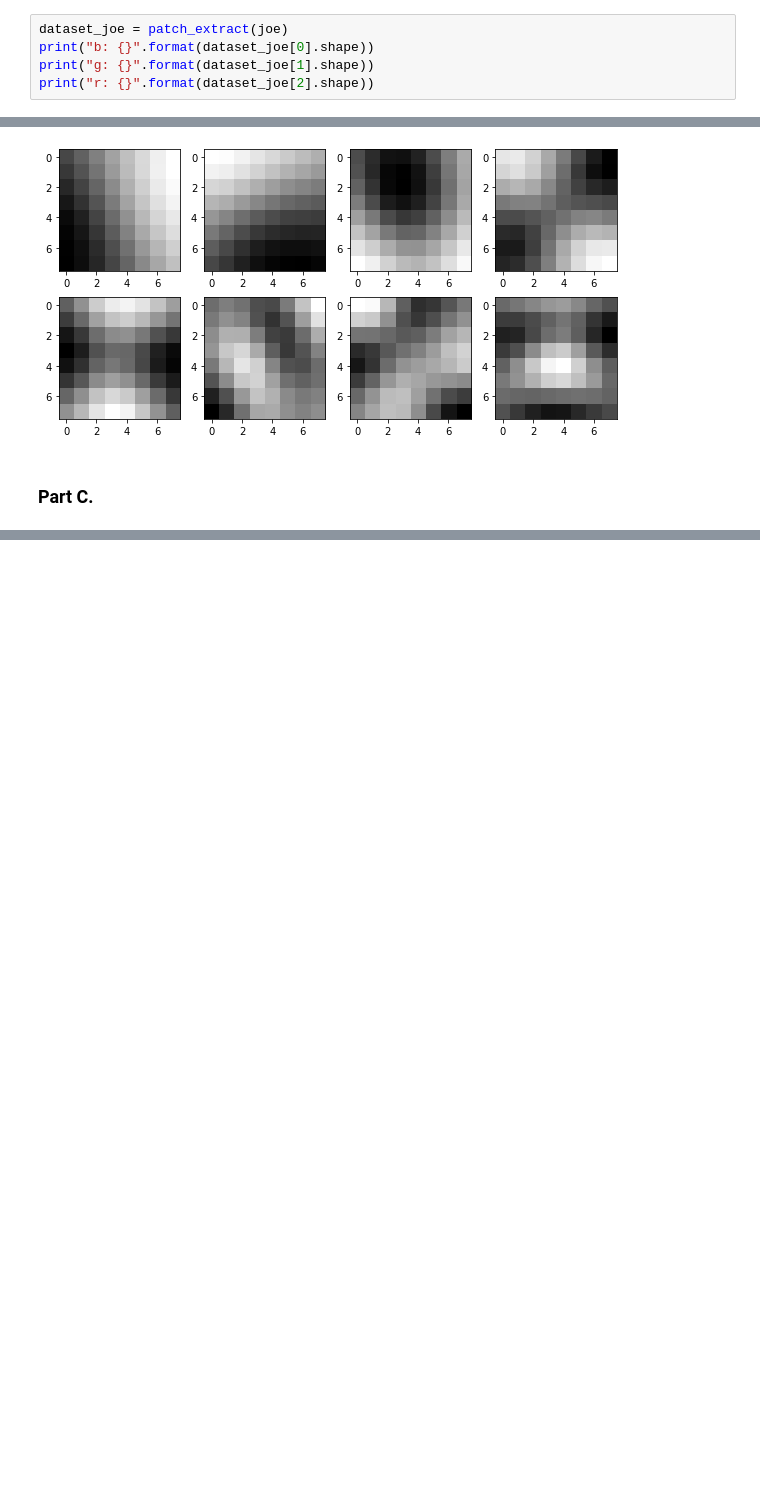
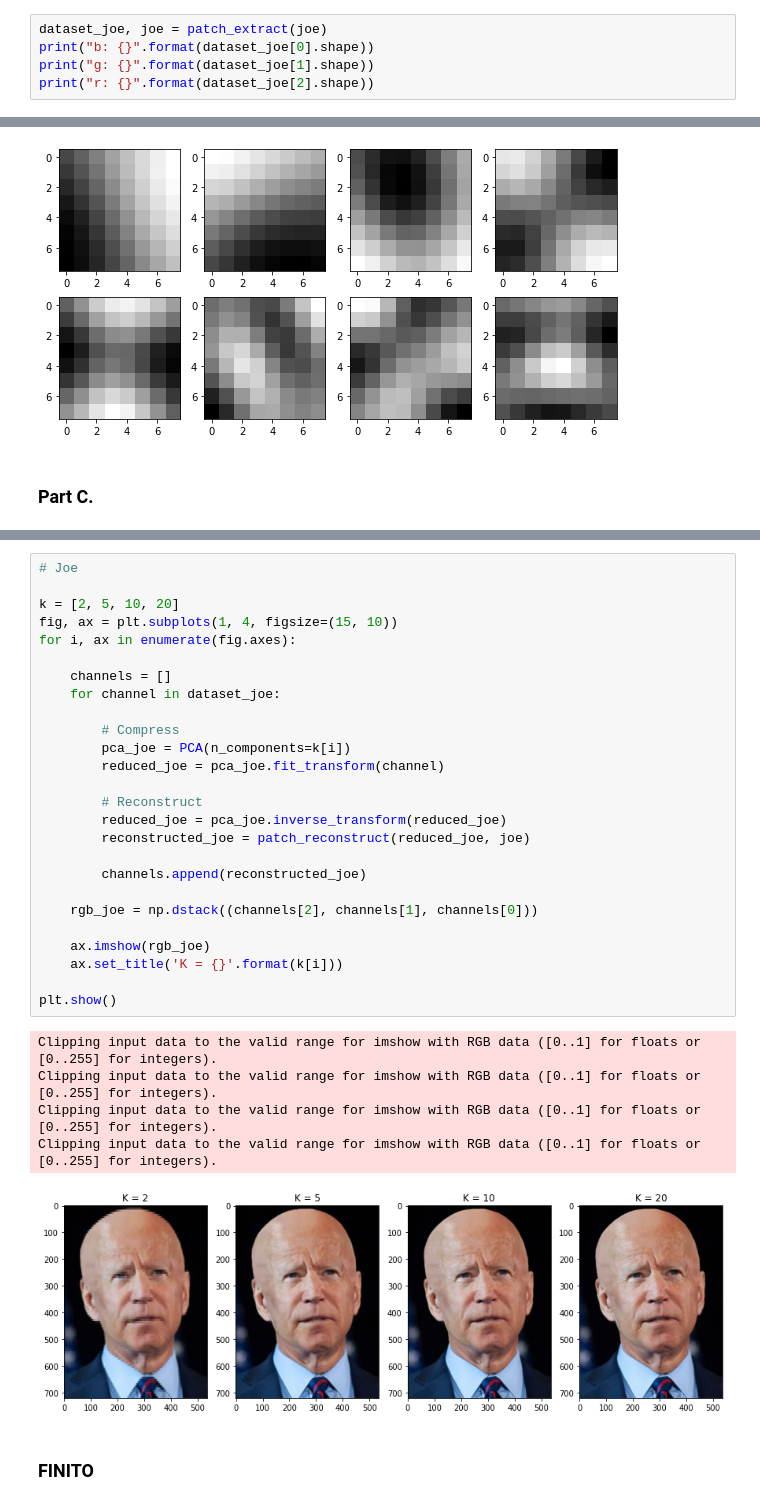
Before and after one commit to nahbos/AUT-Pattern-Recognition, a Jupyter notebook: SPR_HW3/EX03_Q4.ipynb, the cells around one changed output, grey strips where cells are left out. Saved outputs shown, nothing was run; the diff lists cells and outputs as text; blank space fills up the shorter version.

```diff
--- a/SPR_HW3/EX03_Q4.ipynb
+++ b/SPR_HW3/EX03_Q4.ipynb
@@ -68,7 +69,7 @@ dataset_donald.shape
 # %% [output]
 (4200, 64)
 # %%
-dataset_joe = patch_extract(joe)
+dataset_joe, joe = patch_extract(joe)
 print("b: {}".format(dataset_joe[0].shape))
 print("g: {}".format(dataset_joe[1].shape))
 print("r: {}".format(dataset_joe[2].shape))
@@ -211,0 +233,34 @@ plt.show()
+# %%
+# Joe
+
+k = [2, 5, 10, 20]
+fig, ax = plt.subplots(1, 4, figsize=(15, 10))
+for i, ax in enumerate(fig.axes):
+
+    channels = []
+    for channel in dataset_joe:
+
+        # Compress
+        pca_joe = PCA(n_components=k[i])
+        reduced_joe = pca_joe.fit_transform(channel)
+
+        # Reconstruct
+        reduced_joe = pca_joe.inverse_transform(reduced_joe)
+        reconstructed_joe = patch_reconstruct(reduced_joe, joe)
+
+        channels.append(reconstructed_joe)
+
+    rgb_joe = np.dstack((channels[2], channels[1], channels[0]))
+
+    ax.imshow(rgb_joe)
+    ax.set_title('K = {}'.format(k[i]))
+
+plt.show()
+# %% [output]
+Clipping input data to the valid range for imshow with RGB data ([0..1] for floats or [0..255] for integers).
+Clipping input data to the valid range for imshow with RGB data ([0..1] for floats or [0..255] for integers).
+Clipping input data to the valid range for imshow with RGB data ([0..1] for floats or [0..255] for integers).
+Clipping input data to the valid range for imshow with RGB data ([0..1] for floats or [0..255] for integers).
+[figure, added]
+# %% [markdown]
+### FINITO
```
Also changed, not shown: parts of 9 cells of this notebook.
